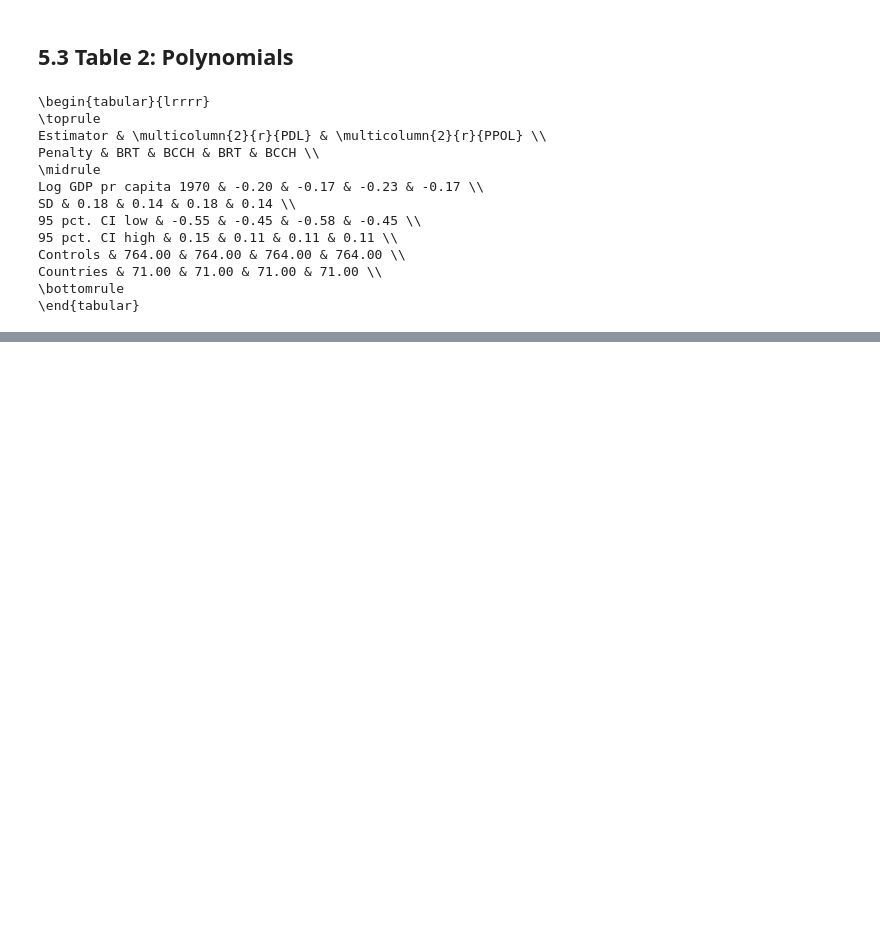
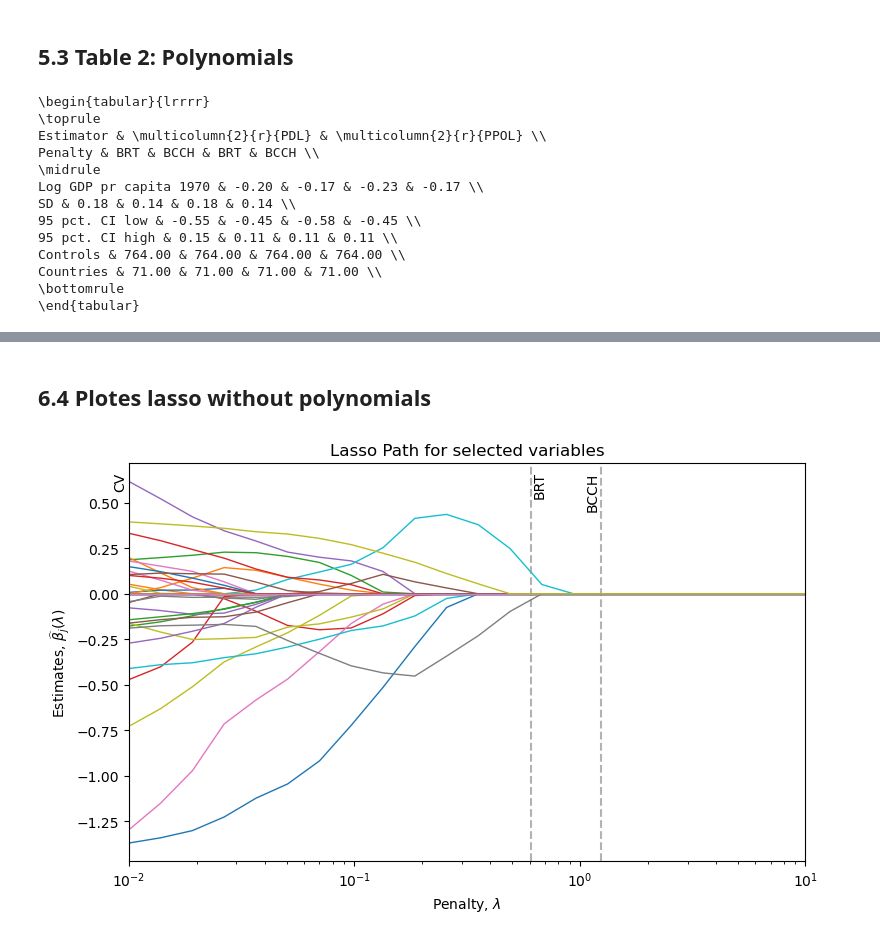
Before and after one commit to LucasJantunen/AdvMicroEconometrics, a Jupyter notebook: Project 2/Project 2 estimations new.ipynb, the cells around one changed output, grey strips where cells are left out. Drawn from its saved outputs; the diff is of its cells as text; code cells hidden in the pictures; blank space fills up the shorter version.

```diff
--- a/Project 2/Project 2 estimations new.ipynb
+++ b/Project 2/Project 2 estimations new.ipynb
@@ -1203,0 +1208,8 @@ Countries & 71.00 & 71.00 & 71.00 & 71.00 \\
+# %%
+# Create a grid using numpy.geomspace
+penalty_grid = np.geomspace(0.01, 80000, num = 50)
+
+coefs=[]
+for lamb in penalty_grid:
+    fit = Lasso(alpha = lamb).fit(X_tilde,y)
+    coefs.append(fit.coef_) # Note how we extract the coefficients from fit and append them to coefs
@@ -1203,0 +1270,22 @@ Countries & 71.00 & 71.00 & 71.00 & 71.00 \\
+# %%
+# Estimate the model using LassoCV
+fit_CV = LassoCV(cv=5, alphas=penalty_grid).fit(X_tilde,y)
+fit_CV_pol = LassoCV(cv=5, alphas=penalty_grid).fit(X_pol_tilde,y)
+
+# Investigate the penalty
+penalty_CV = fit_CV.alpha_
+penalty_CV_pol = fit_CV_pol.alpha_
+
+print('Penalty_CV: ', round(penalty_CV,4))
+print('Penalty_CV_pol: ', round(penalty_CV_pol,4))
+
+# Investigate the coefficients
+coeff_CV = fit_CV.coef_
+coeff_CV_pol = fit_CV_pol.coef_
+print('Coefficients: ', np.round(coeff_CV, 2))
+print('Coefficients (Polynomial): ', np.round(coeff_CV_pol, 2))
+
+# Investigate the selected variables
+selected_mask = np.asarray(coeff_CV).ravel() != 0
+selected_names = [name for name, keep in zip(Xnames, selected_mask) if keep]
+print("Selected variables:", selected_names)
@@ -1203,0 +1310,7 @@ Countries & 71.00 & 71.00 & 71.00 & 71.00 \\
+# %% [markdown]
+## 6.4 Plotes lasso without polynomials
+# %%
+# Plot lasso path
+plot_lasso_path(penalty_grid, coefs, Xnames, vlines={'CV':penalty_CV, 'BRT':penalty_BRT_yx, 'BCCH':penalty_BCCH_yx})
+# %% [output]
+[figure, added]
```
Also changed, not shown: parts of 10 cells of this notebook.
